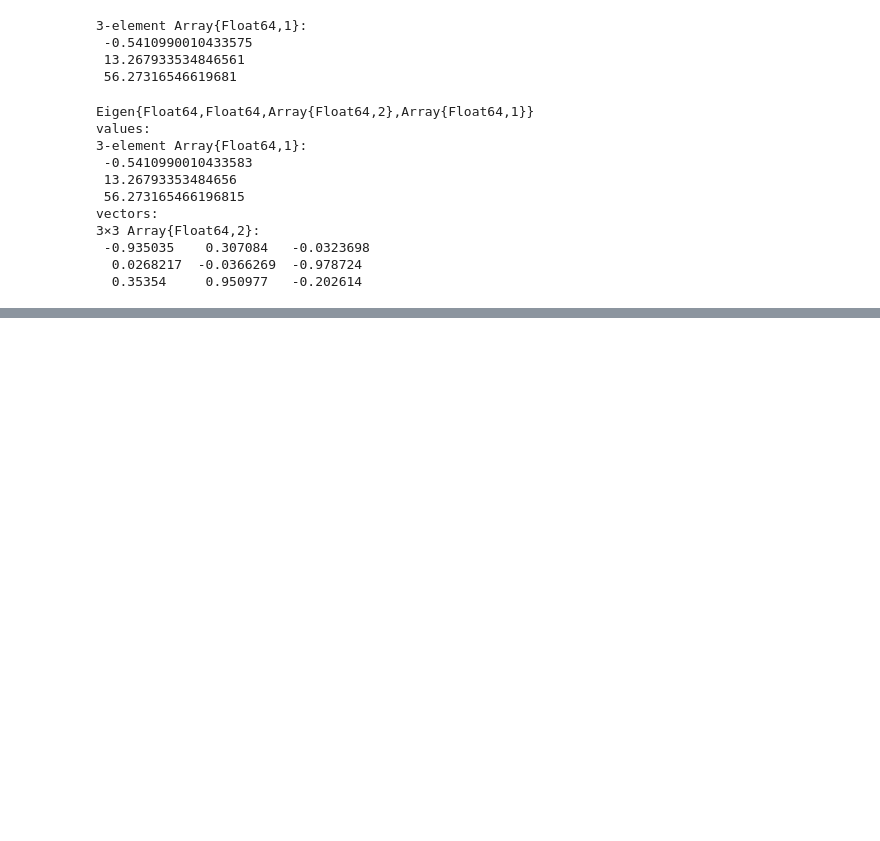
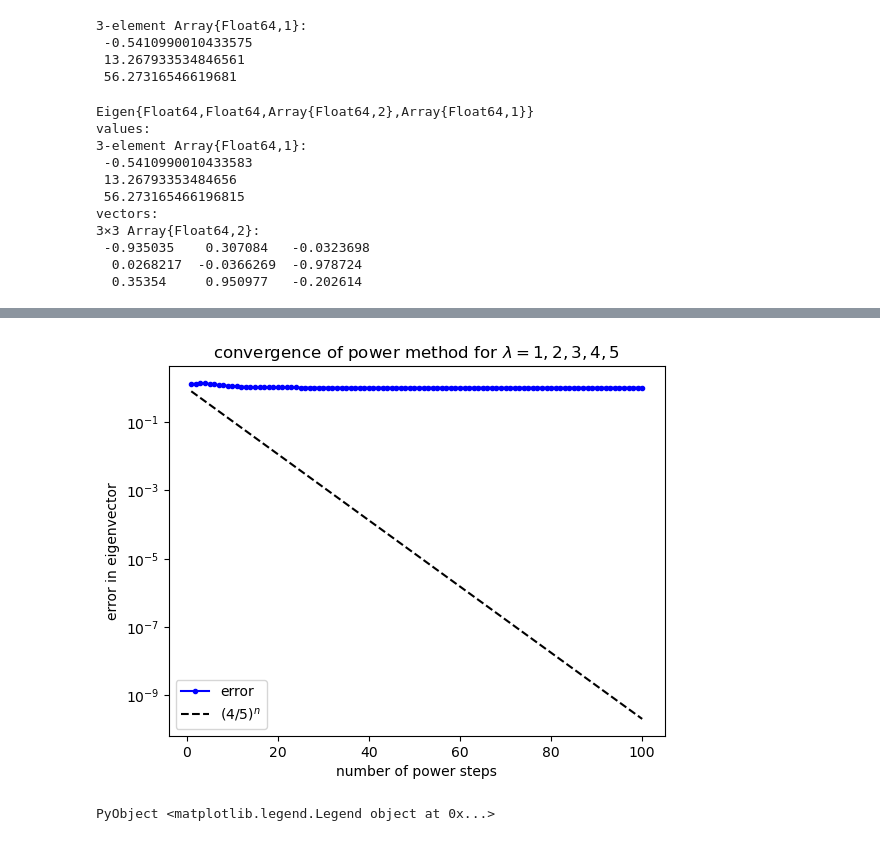
Before and after one commit to jakubkorczakowski/awid-project, a Jupyter notebook: WyznaczanieWartosciWlasnych.ipynb, the cells around one changed output, grey strips where cells are left out. Cells and saved outputs as stored; diff of their text form; code cells hidden in the pictures; blank space fills up the shorter version.

```diff
--- a/WyznaczanieWartosciWlasnych.ipynb
+++ b/WyznaczanieWartosciWlasnych.ipynb
@@ -287,0 +377,10 @@ vectors:
+# %%
+semilogy(1:length(d), d, "b.-")
+semilogy(1:length(d), (4/5).^(1:length(d)), "k--")
+xlabel("number of power steps")
+ylabel("error in eigenvector")
+title(L"convergence of power method for $\lambda=1,2,3,4,5$")
+legend(["error", L"(4/5)^n"])
+# %% [output]
+[figure, added]
+PyObject <matplotlib.legend.Legend object at 0x...>
```
Also changed, not shown: parts of 24 cells of this notebook.
